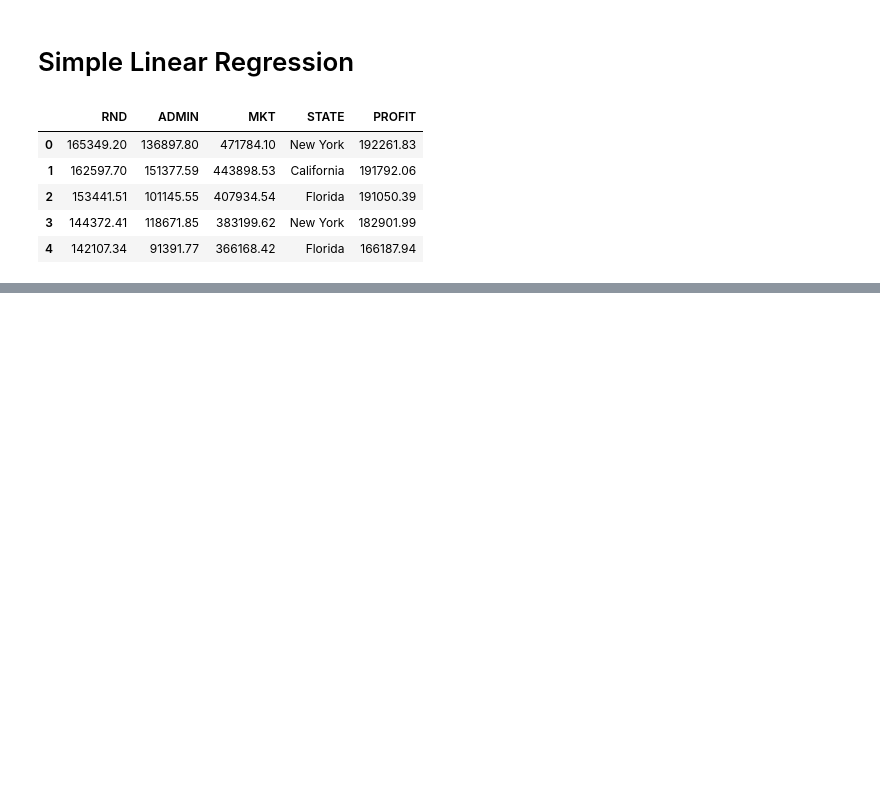
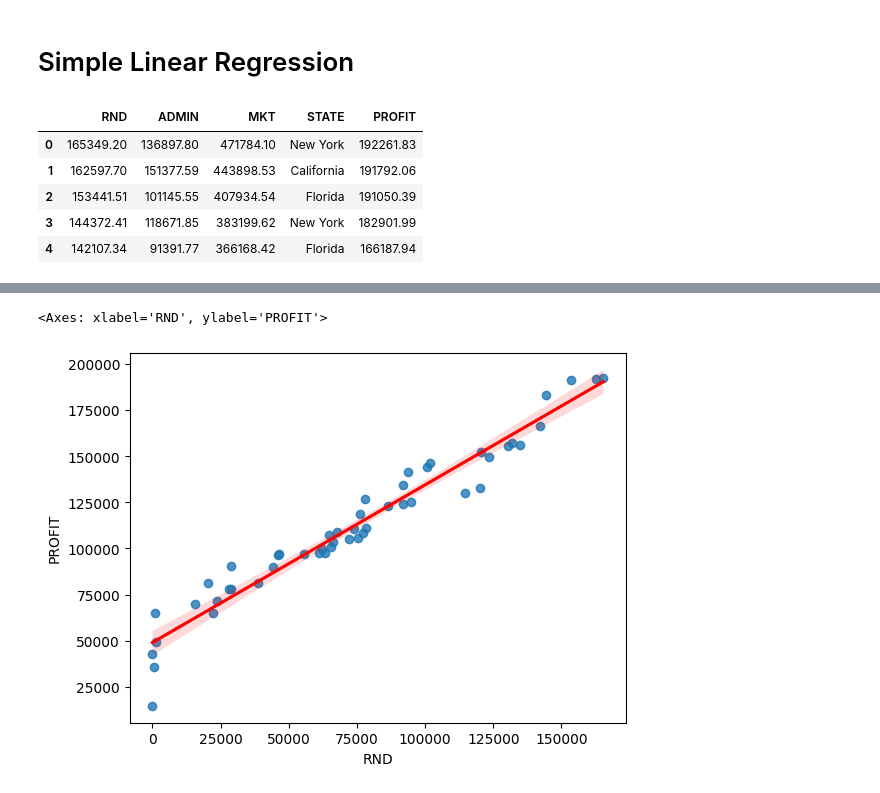
Before and after one commit to gghatol/Machine-Learning, a Jupyter notebook: 1 Simple Linear Regression/SLR.ipynb, the cells around one changed output, grey strips where cells are left out. Saved outputs shown, nothing was run; the diff lists cells and outputs as text; code cells hidden in the pictures; blank space fills up the shorter version.

```diff
--- a/1 Simple Linear Regression/SLR.ipynb
+++ b/1 Simple Linear Regression/SLR.ipynb
@@ -16,0 +80,5 @@ df.head()
+# %%
+sns.regplot(data = df, x="RND", y="PROFIT", line_kws={"color":"red"})
+# %% [output]
+<Axes: xlabel='RND', ylabel='PROFIT'>
+[figure, added]
```
Also changed, not shown: parts of 22 cells of this notebook.
